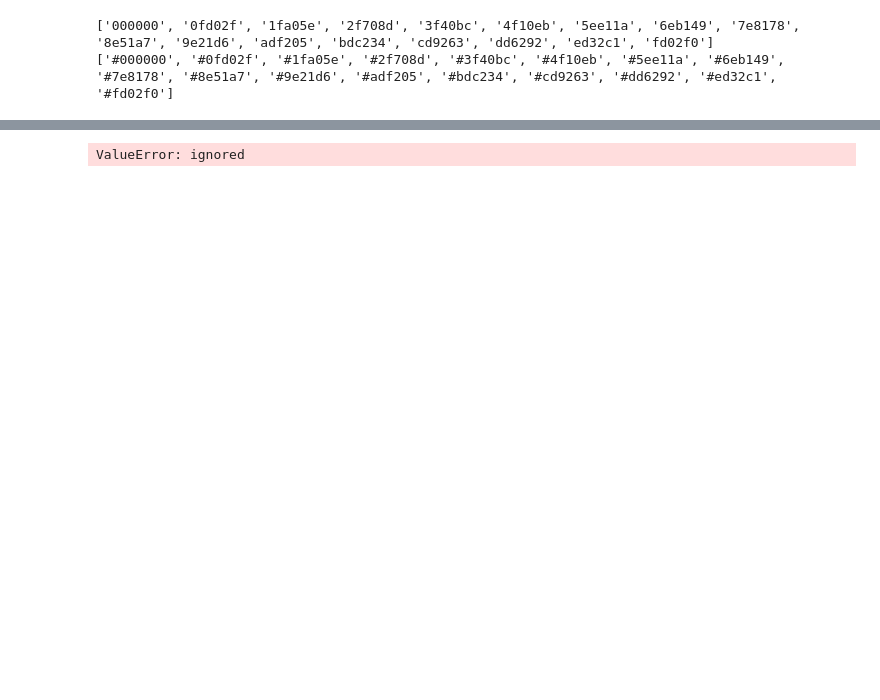
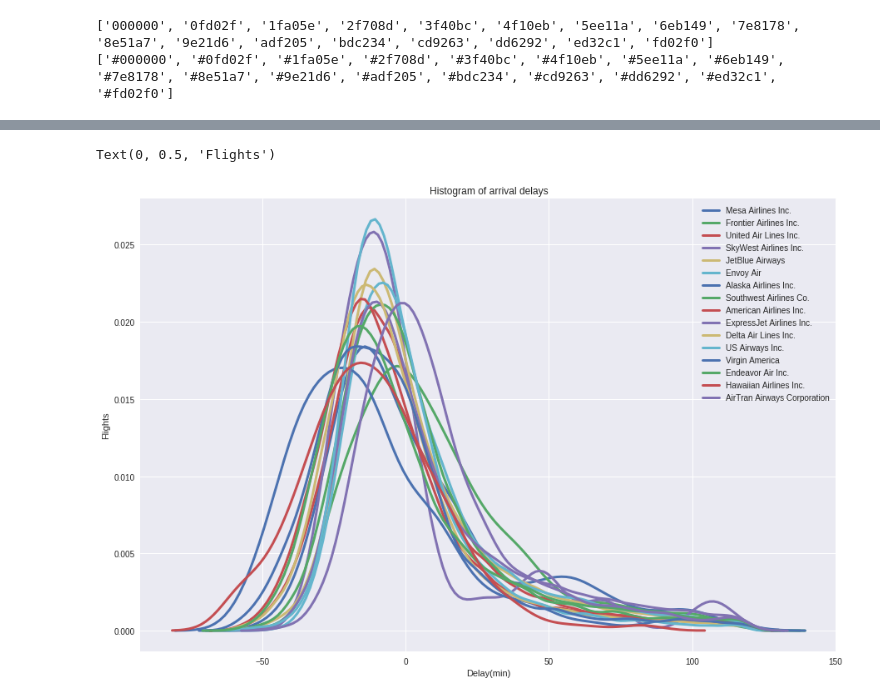
Before and after one commit to saindeepak/Data_analysis, a Jupyter notebook: Untitled0.ipynb, the cells around one changed output, grey strips where cells are left out. Cells and saved outputs as stored; diff of their text form; code cells hidden in the pictures; blank space fills up the shorter version.

```diff
--- a/Untitled0.ipynb
+++ b/Untitled0.ipynb
@@ -124,12 +121,19 @@ Text(0.5, 1.0, 'Side-by-Side Histogram with Multiple Airlines')
 # %%
-for i in b:
-  subset = dataset[dataset['name'] == b]
 
-  sns.distplot(subset['arr_delay'],hist = False ,kde = True,bins = int(180/5),kde_kws={'linewidth':3} ,label = i)
+sns.set(rc={'figure.figsize':(15.0,10)})
+for h,i in enumerate(b):
+  subset = dataset[dataset['name'] == i]
+  de = sns.distplot(subset['arr_delay'],hist = False ,kde = True,kde_kws={'linewidth':3} ,label = i)
+
+  #data_x, data_y = de.lines[h].get_data()
+  #x = 0
+  #y = np.interp(x,data_x, data_y)
+  #print(y,i)
 
 #plot formatting
 plt.title('Histogram of arrival delays')
 plt.xlabel('Delay(min)')
 plt.ylabel('Flights')
 # %% [output]
-ValueError: ignored
+Text(0, 0.5, 'Flights')
+[figure, added]
```
Also changed, not shown: parts of 7 cells of this notebook.
